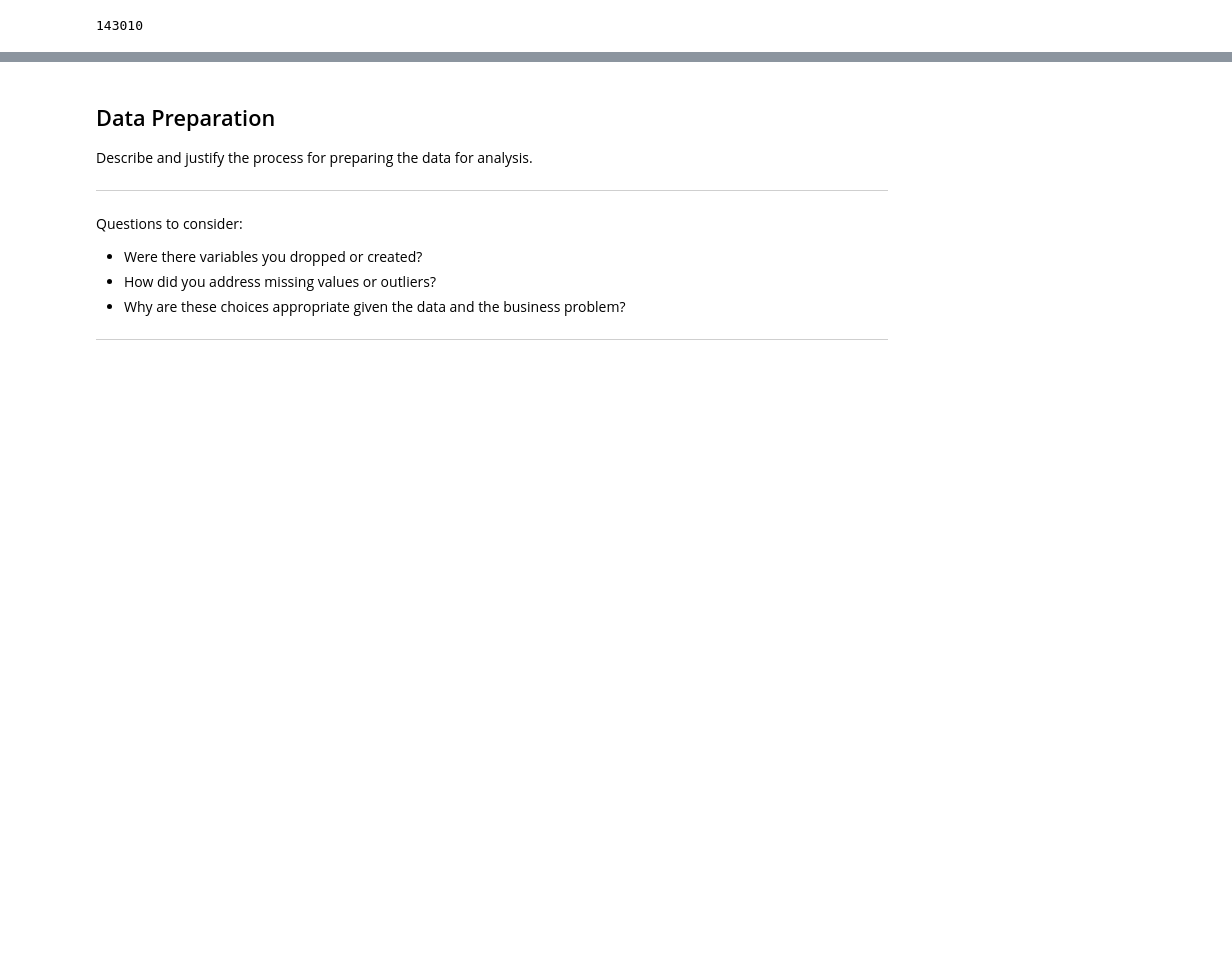
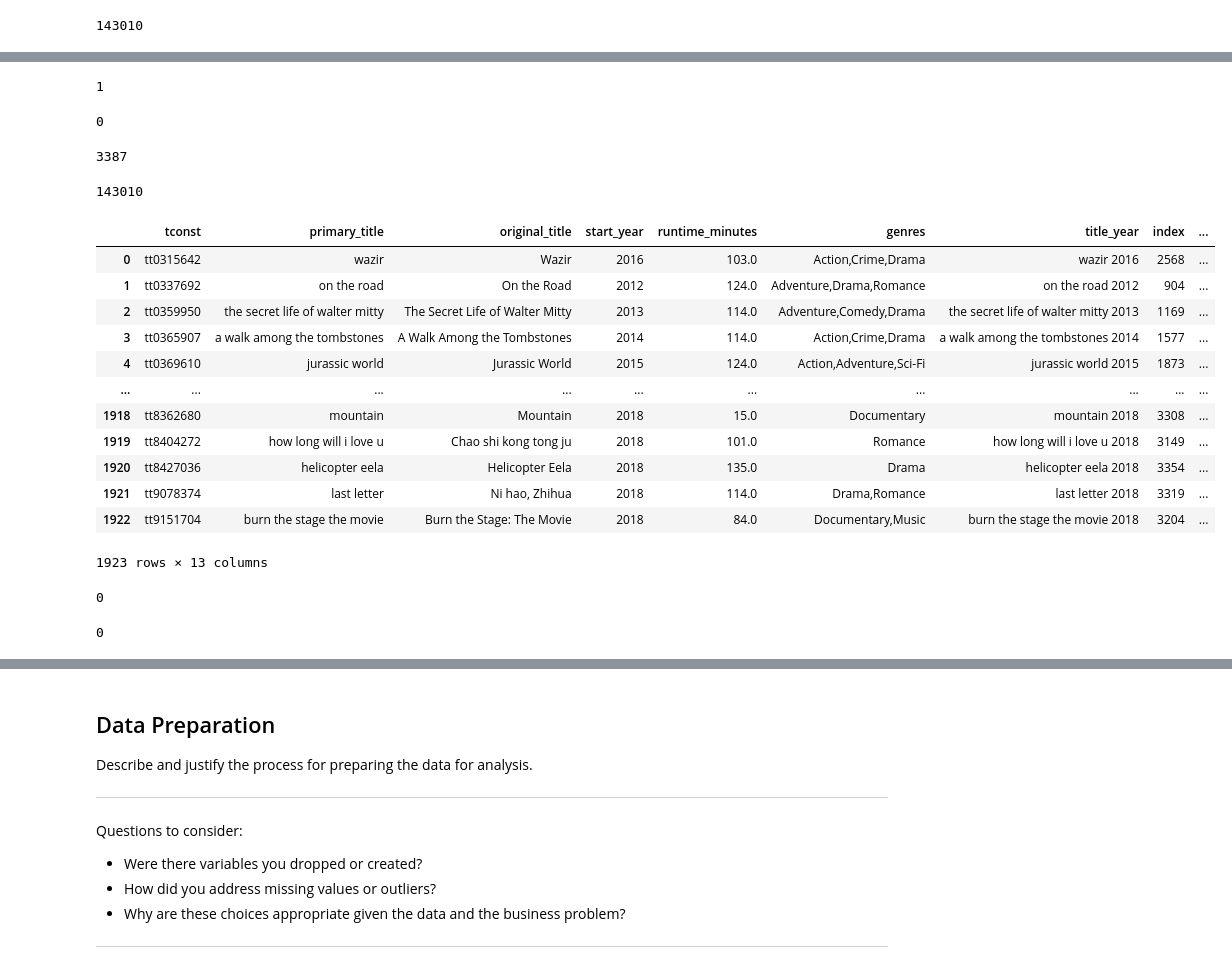
Before and after one commit to danielhlee4/MovieDataAnalysis, a Jupyter notebook: Analysis.ipynb, the cells around one changed output, grey strips where cells are left out. Cells and saved outputs as stored; diff of their text form; code cells hidden in the pictures; blank space fills up the shorter version.

```diff
--- a/Analysis.ipynb
+++ b/Analysis.ipynb
@@ -135,0 +162,47 @@ bom_movie_gross.info()
+# %%
+bom_movie_gross.duplicated(subset=['title']).sum()
+# %% [output]
+1
+# %%
+bom_movie_gross.duplicated(subset=['title_year']).sum()
+# %% [output]
+0
+# %%
+# Joining imdb with bom
+len(bom_movie_gross)
+# %% [output]
+3387
+# %%
+len(clean_imdb)
+# %% [output]
+143010
+# %%
+bom_imdb = pd.merge(
+    clean_imdb,
+    bom_movie_gross,
+    how='inner',
+    on ='title_year')
+# %%
+bom_imdb
+# %% [output]
+|  | tconst | primary_title | original_title | start_year | runtime_minutes | genres | title_year | index | ... |
+| 0 | tt0315642 | wazir | Wazir | 2016 | 103.0 | Action,Crime,Drama | wazir 2016 | 2568 | ... |
+| 1 | tt0337692 | on the road | On the Road | 2012 | 124.0 | Adventure,Drama,Romance | on the road 2012 | 904 | ... |
+| 2 | tt0359950 | the secret life of walter mitty | The Secret Life of Walter Mitty | 2013 | 114.0 | Adventure,Comedy,Drama | the secret life of walter mitty 2013 | 1169 | ... |
+| 3 | tt0365907 | a walk among the tombstones | A Walk Among the Tombstones | 2014 | 114.0 | Action,Crime,Drama | a walk among the tombstones 2014 | 1577 | ... |
+| 4 | tt0369610 | jurassic world | Jurassic World | 2015 | 124.0 | Action,Adventure,Sci-Fi | jurassic world 2015 | 1873 | ... |
+| ... | ... | ... | ... | ... | ... | ... | ... | ... | ... |
+| 1918 | tt8362680 | mountain | Mountain | 2018 | 15.0 | Documentary | mountain 2018 | 3308 | ... |
+| 1919 | tt8404272 | how long will i love u | Chao shi kong tong ju | 2018 | 101.0 | Romance | how long will i love u 2018 | 3149 | ... |
+| 1920 | tt8427036 | helicopter eela | Helicopter Eela | 2018 | 135.0 | Drama | helicopter eela 2018 | 3354 | ... |
+| 1921 | tt9078374 | last letter | Ni hao, Zhihua | 2018 | 114.0 | Drama,Romance | last letter 2018 | 3319 | ... |
+| 1922 | tt9151704 | burn the stage the movie | Burn the Stage: The Movie | 2018 | 84.0 | Documentary,Music | burn the stage the movie 2018 | 3204 | ... |
+1923 rows × 13 columns
+# %%
+bom_imdb.duplicated(subset=['index']).sum()
+# %% [output]
+0
+# %%
+bom_imdb.duplicated(subset=['tconst']).sum()
+# %% [output]
+0
```
Also changed, not shown: parts of 27 cells of this notebook.
